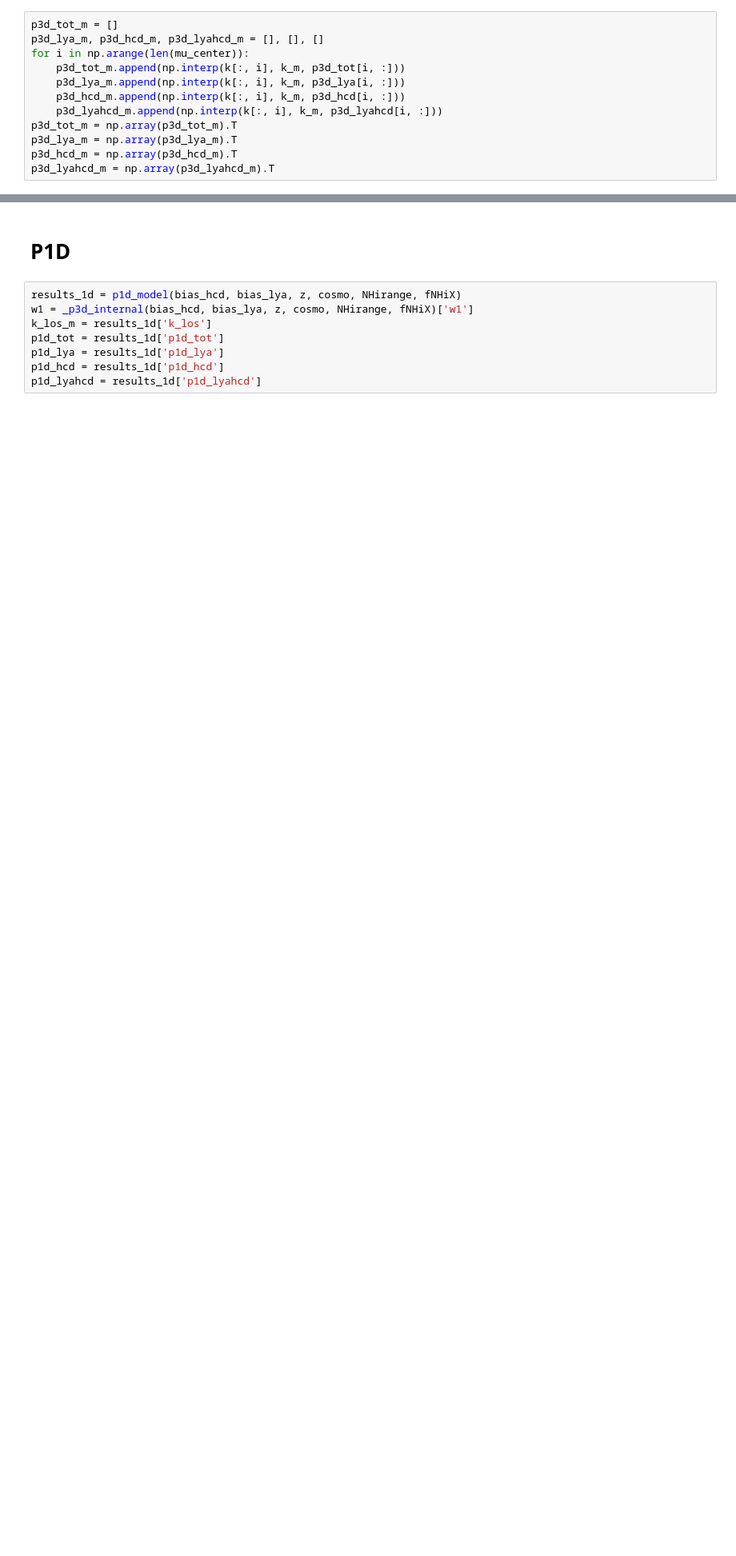
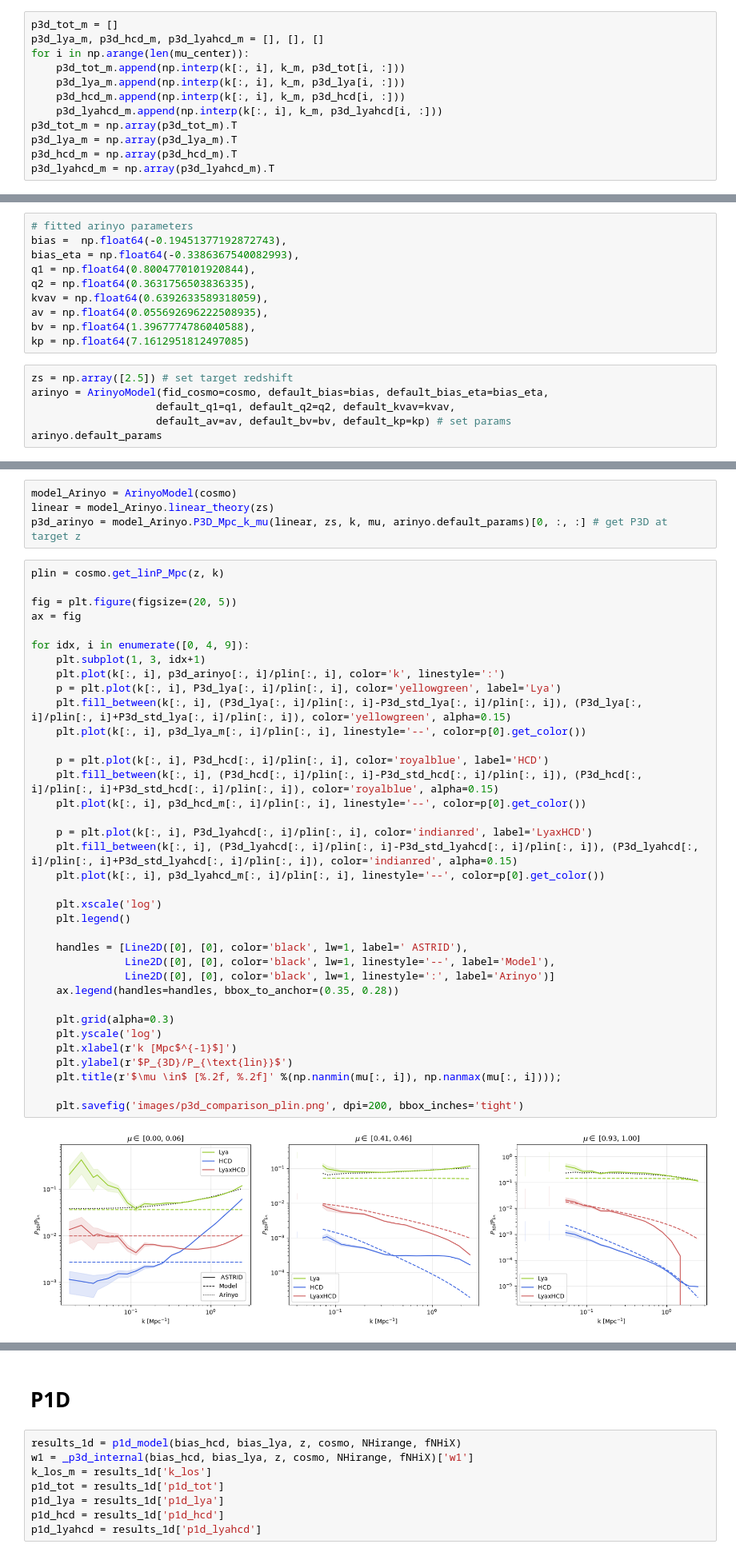
Before and after one commit to andreufont/astrid_hcd, a Jupyter notebook: MW11model/Comparisons/ModelvsASTRID.ipynb, the cells around one changed output, grey strips where cells are left out. Shown at 80% size. Cells and saved outputs as stored; diff of their text form; blank space fills up the shorter version.

```diff
--- a/MW11model/Comparisons/ModelvsASTRID.ipynb
+++ b/MW11model/Comparisons/ModelvsASTRID.ipynb
@@ -173,0 +178,16 @@ for idx, i in enumerate([0, 4, 9]):
+# %%
+# fitted arinyo parameters
+bias =  np.float64(-0.19451377192872743),
+bias_eta = np.float64(-0.3386367540082993),
+q1 = np.float64(0.8004770101920844),
+q2 = np.float64(0.3631756503836335),
+kvav = np.float64(0.6392633589318059),
+av = np.float64(0.055692696222508935),
+bv = np.float64(1.3967774786040588),
+kp = np.float64(7.1612951812497085)
+# %%
+zs = np.array([2.5]) # set target redshift
+arinyo = ArinyoModel(fid_cosmo=cosmo, default_bias=bias, default_bias_eta=bias_eta,
+                    default_q1=q1, default_q2=q2, default_kvav=kvav,
+                    default_av=av, default_bv=bv, default_kp=kp) # set params
+arinyo.default_params
@@ -174,3 +203,45 @@ for idx, i in enumerate([0, 4, 9]):
+# %%
+model_Arinyo = ArinyoModel(cosmo)
+linear = model_Arinyo.linear_theory(zs)
+p3d_arinyo = model_Arinyo.P3D_Mpc_k_mu(linear, zs, k, mu, arinyo.default_params)[0, :, :] # get P3D at target z
+# %%
+plin = cosmo.get_linP_Mpc(z, k)
+
+fig = plt.figure(figsize=(20, 5))
+ax = fig
+
+for idx, i in enumerate([0, 4, 9]):
+    plt.subplot(1, 3, idx+1)
+    plt.plot(k[:, i], p3d_arinyo[:, i]/plin[:, i], color='k', linestyle=':')
+    p = plt.plot(k[:, i], P3d_lya[:, i]/plin[:, i], color='yellowgreen', label='Lya')
+    plt.fill_between(k[:, i], (P3d_lya[:, i]/plin[:, i]-P3d_std_lya[:, i]/plin[:, i]), (P3d_lya[:, i]/plin[:, i]+P3d_std_lya[:, i]/plin[:, i]), color='yellowgreen', alpha=0.15)
+    plt.plot(k[:, i], p3d_lya_m[:, i]/plin[:, i], linestyle='--', color=p[0].get_color())
+
+    p = plt.plot(k[:, i], P3d_hcd[:, i]/plin[:, i], color='royalblue', label='HCD')
+    plt.fill_between(k[:, i], (P3d_hcd[:, i]/plin[:, i]-P3d_std_hcd[:, i]/plin[:, i]), (P3d_hcd[:, i]/plin[:, i]+P3d_std_hcd[:, i]/plin[:, i]), color='royalblue', alpha=0.15)
+    plt.plot(k[:, i], p3d_hcd_m[:, i]/plin[:, i], linestyle='--', color=p[0].get_color())
+
+    p = plt.plot(k[:, i], P3d_lyahcd[:, i]/plin[:, i], color='indianred', label='LyaxHCD')
+    plt.fill_between(k[:, i], (P3d_lyahcd[:, i]/plin[:, i]-P3d_std_lyahcd[:, i]/plin[:, i]), (P3d_lyahcd[:, i]/plin[:, i]+P3d_std_lyahcd[:, i]/plin[:, i]), color='indianred', alpha=0.15)
+    plt.plot(k[:, i], p3d_lyahcd_m[:, i]/plin[:, i], linestyle='--', color=p[0].get_color())
+
+    plt.xscale('log')
+    plt.legend()
+
+    handles = [Line2D([0], [0], color='black', lw=1, label=' ASTRID'),
+               Line2D([0], [0], color='black', lw=1, linestyle='--', label='Model'),
+               Line2D([0], [0], color='black', lw=1, linestyle=':', label='Arinyo')]
+    ax.legend(handles=handles, bbox_to_anchor=(0.35, 0.28))
+
+    plt.grid(alpha=0.3)
+    plt.yscale('log')
+    plt.xlabel(r'k [Mpc$^{-1}$]')
+    plt.ylabel(r'$P_{3D}/P_{\text{lin}}$')
+    plt.title(r'$\mu \in$ [%.2f, %.2f]' %(np.nanmin(mu[:, i]), np.nanmax(mu[:, i])));
+
+    plt.savefig('images/p3d_comparison_plin.png', dpi=200, bbox_inches='tight')
+# %% [output]
+[figure, added]
 # %%
 fig = plt.figure(figsize=(15, 12))
 ax = fig
```
Also changed, not shown: parts of 9 cells of this notebook, 3 other files.
